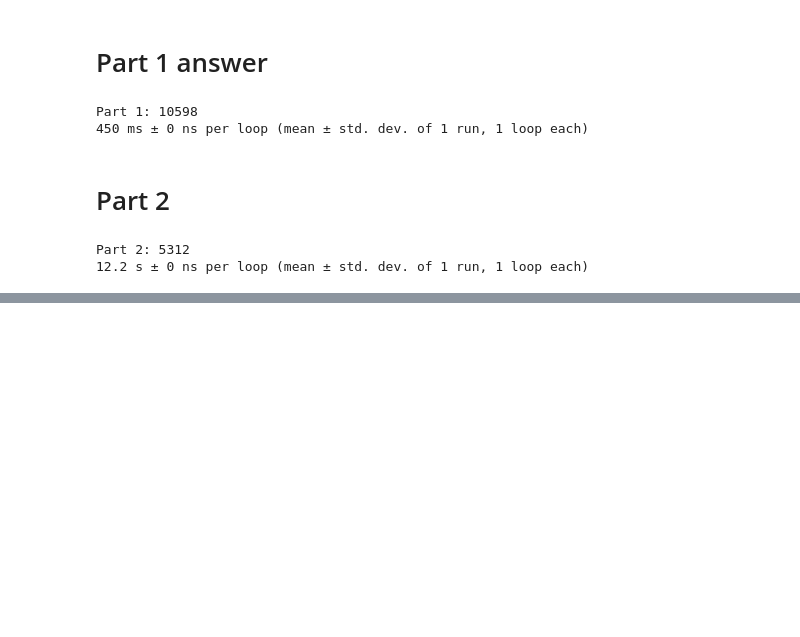
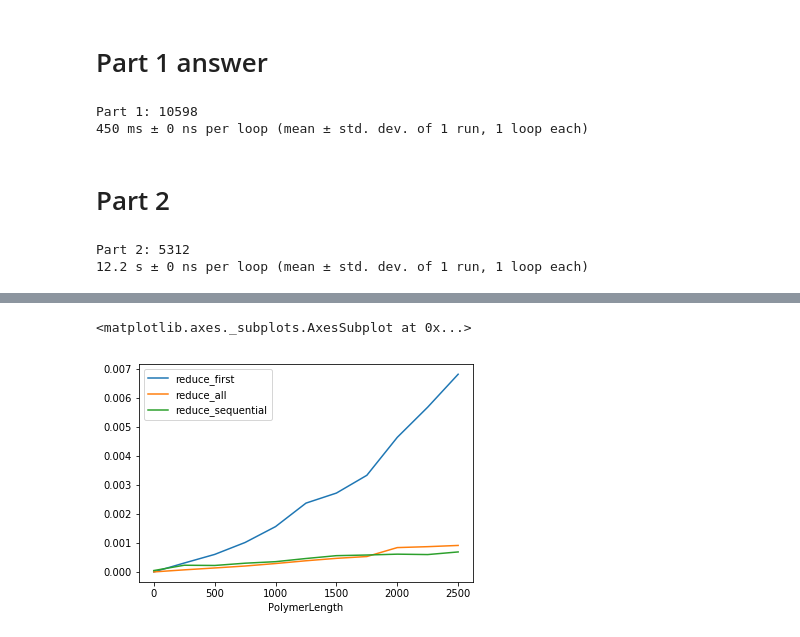
Before and after one commit to MarkNOakden/AdventOfCode, a Jupyter notebook: 18/05/Day 05 - Alchemical Reduction.ipynb, the cells around one changed output, grey strips where cells are left out. Drawn from its saved outputs; the diff is of its cells as text; code cells hidden in the pictures; blank space fills up the shorter version.

```diff
--- a/18/05/Day 05 - Alchemical Reduction.ipynb
+++ b/18/05/Day 05 - Alchemical Reduction.ipynb
@@ -145,0 +154,20 @@ Part 2: 5312
+# %%
+max_l = 2500 # len(polymer)
+n_datapoints = 11
+
+lengths = pd.Series(np.linspace(0, max_l, n_datapoints, dtype=np.int), name='PolymerLength')
+
+data = [lengths]
+for fun in reducers:
+    print(f'Timing reducer {fun.__name__}...')
+    perf = []
+    print(f'lengths ', end='')
+    for l in lengths:
+        print(f'{l} ', end='')
+        test_poly = polymer[:l]
+        timer = Timer(f'poly_reduce(test_poly, reducer={fun.__name__})', globals=globals())
+        iters, time = timer.autorange()
+        perf.append(time / iters)
+    print(f' - iters={iters}, time={time}')
+    data.append(pd.Series(perf, name=fun.__name__))
+print()
@@ -145,0 +181,2 @@ Part 2: 5312
+# %%
+df = pd.concat(data, axis=1)
@@ -145,0 +192,5 @@ Part 2: 5312
+# %%
+df.plot(x='PolymerLength')
+# %% [output]
+<matplotlib.axes._subplots.AxesSubplot at 0x...>
+[figure, added]
```
Also changed, not shown: parts of 7 cells of this notebook, 5 other files.
